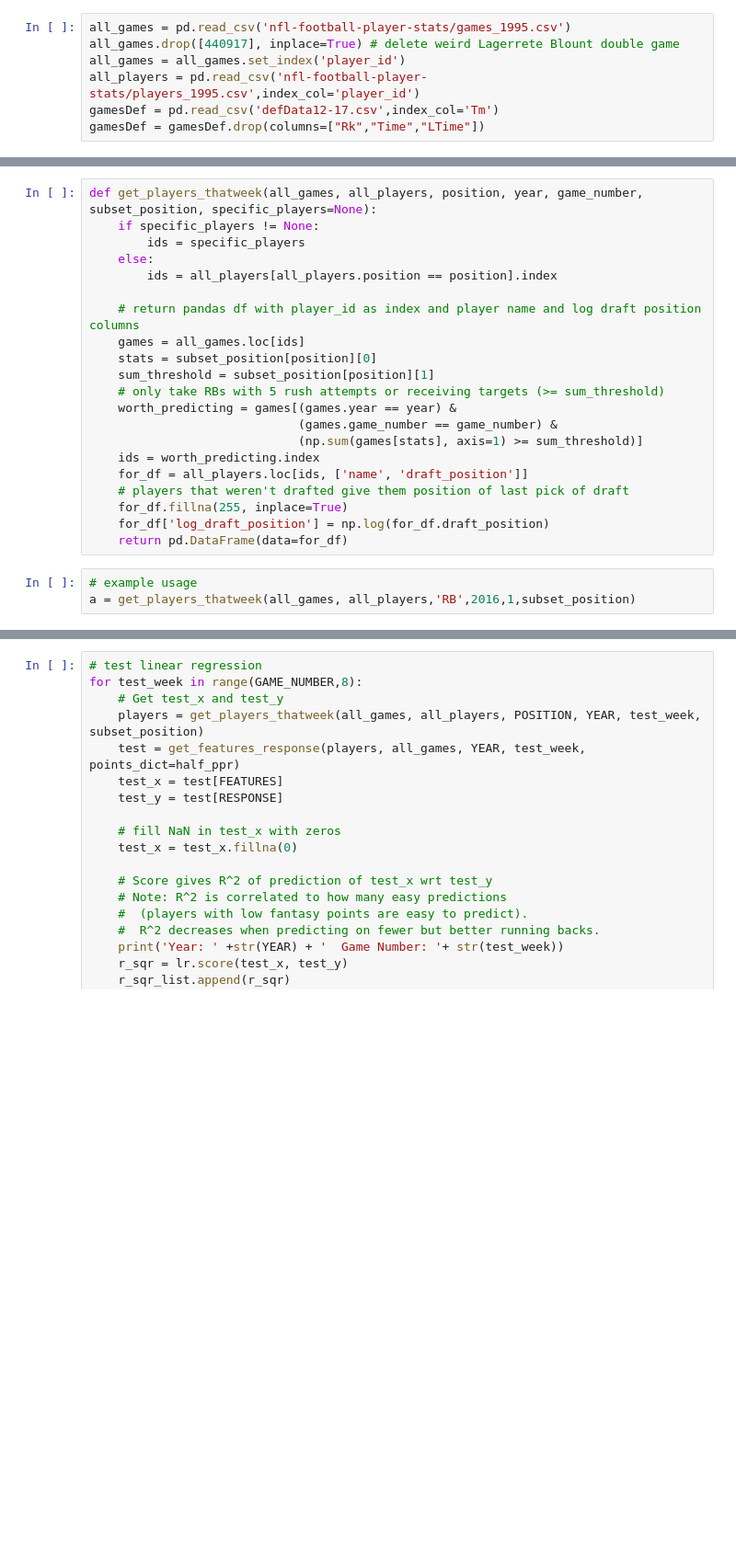
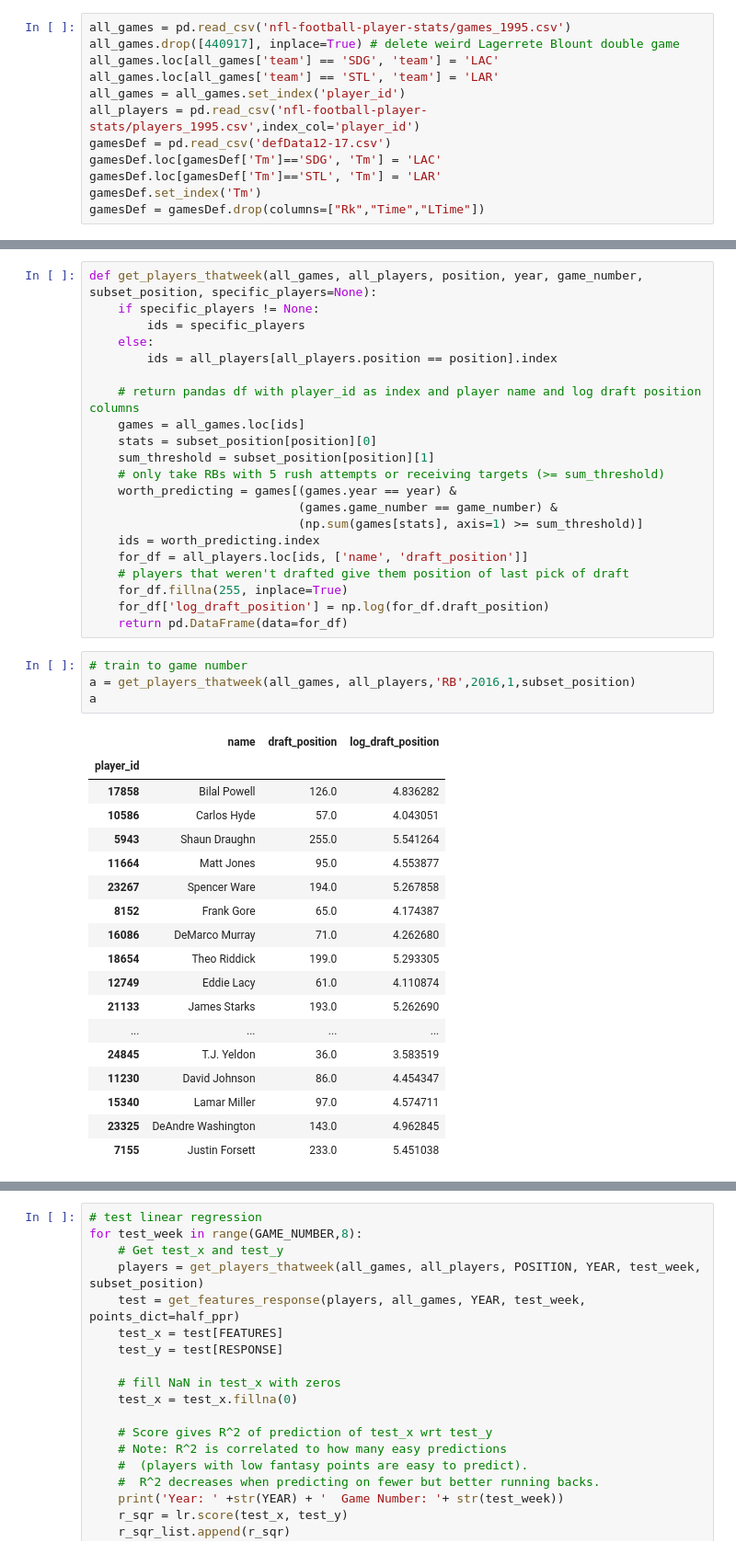
Before and after one commit to nkvarberg/Football-Prediction, a Jupyter notebook: EDA_Varberg.ipynb, the cells around one changed output, grey strips where cells are left out. Shown: that part at 92% size. Cells and saved outputs as stored; diff of their text form; blank space fills up the shorter version.

```diff
--- a/EDA_Varberg.ipynb
+++ b/EDA_Varberg.ipynb
@@ -15,9 +15,14 @@ from sklearn.metrics import mean_absolute_error
 # %%
 all_games = pd.read_csv('nfl-football-player-stats/games_1995.csv')
 all_games.drop([440917], inplace=True) # delete weird Lagerrete Blount double game
+all_games.loc[all_games['team'] == 'SDG', 'team'] = 'LAC'
+all_games.loc[all_games['team'] == 'STL', 'team'] = 'LAR'
 all_games = all_games.set_index('player_id')
 all_players = pd.read_csv('nfl-football-player-stats/players_1995.csv',index_col='player_id')
-gamesDef = pd.read_csv('defData12-17.csv',index_col='Tm')
+gamesDef = pd.read_csv('defData12-17.csv')
+gamesDef.loc[gamesDef['Tm']=='SDG', 'Tm'] = 'LAC'
+gamesDef.loc[gamesDef['Tm']=='STL', 'Tm'] = 'LAR'
+gamesDef.set_index('Tm')
 gamesDef = gamesDef.drop(columns=["Rk","Time","LTime"])
 # %%
 # dictionary that has fantasy value for each nfl stat
@@ -55,8 +60,28 @@ def get_players_thatweek(all_games, all_players, position, year, game_number, su
     for_df['log_draft_position'] = np.log(for_df.draft_position)
     return pd.DataFrame(data=for_df)
 # %%
-# example usage
+# train to game number
 a = get_players_thatweek(all_games, all_players,'RB',2016,1,subset_position)
+a
+# %% [output]
+|  | name | draft_position | log_draft_position |
+| player_id |  |  |  |
+| 17858 | Bilal Powell | 126.0 | 4.836282 |
+| 10586 | Carlos Hyde | 57.0 | 4.043051 |
+| 5943 | Shaun Draughn | 255.0 | 5.541264 |
+| 11664 | Matt Jones | 95.0 | 4.553877 |
+| 23267 | Spencer Ware | 194.0 | 5.267858 |
+| 8152 | Frank Gore | 65.0 | 4.174387 |
+| 16086 | DeMarco Murray | 71.0 | 4.262680 |
+| 18654 | Theo Riddick | 199.0 | 5.293305 |
+| 12749 | Eddie Lacy | 61.0 | 4.110874 |
+| 21133 | James Starks | 193.0 | 5.262690 |
+| ... | ... | ... | ... |
+| 24845 | T.J. Yeldon | 36.0 | 3.583519 |
+| 11230 | David Johnson | 86.0 | 4.454347 |
+| 15340 | Lamar Miller | 97.0 | 4.574711 |
+| 23325 | DeAndre Washington | 143.0 | 4.962845 |
+| 7155 | Justin Forsett | 233.0 | 5.451038 |
 # %%
 def get_team_stats(games, year, game_number):
     # returns: dataframe with team passing and rushing stats
```
Also changed, not shown: parts of 7 cells of this notebook.
